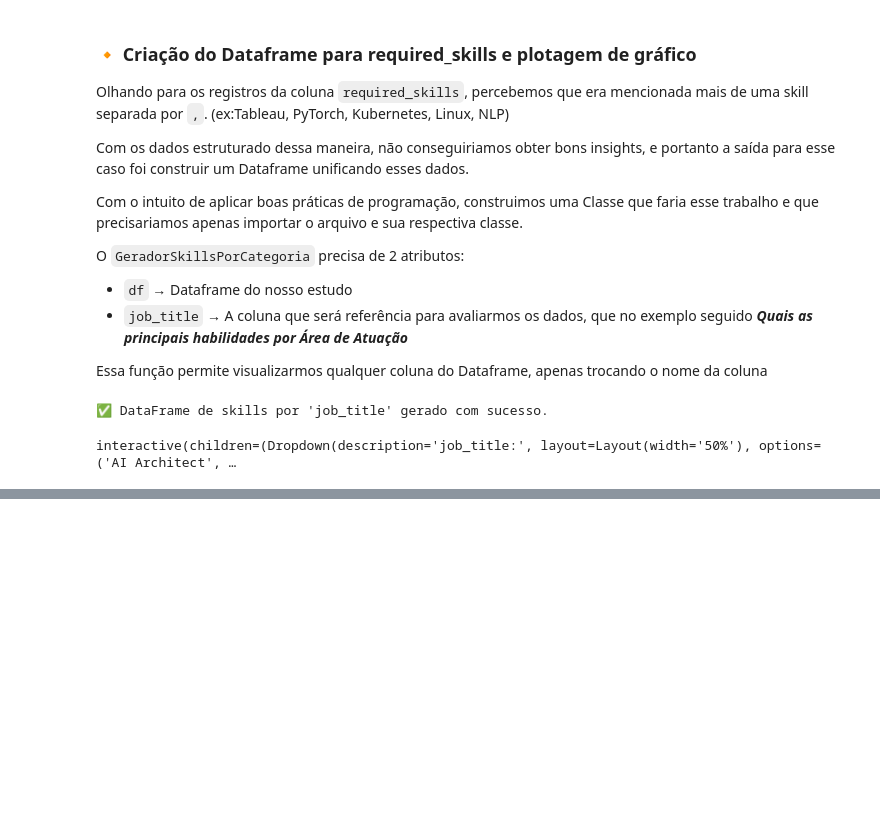
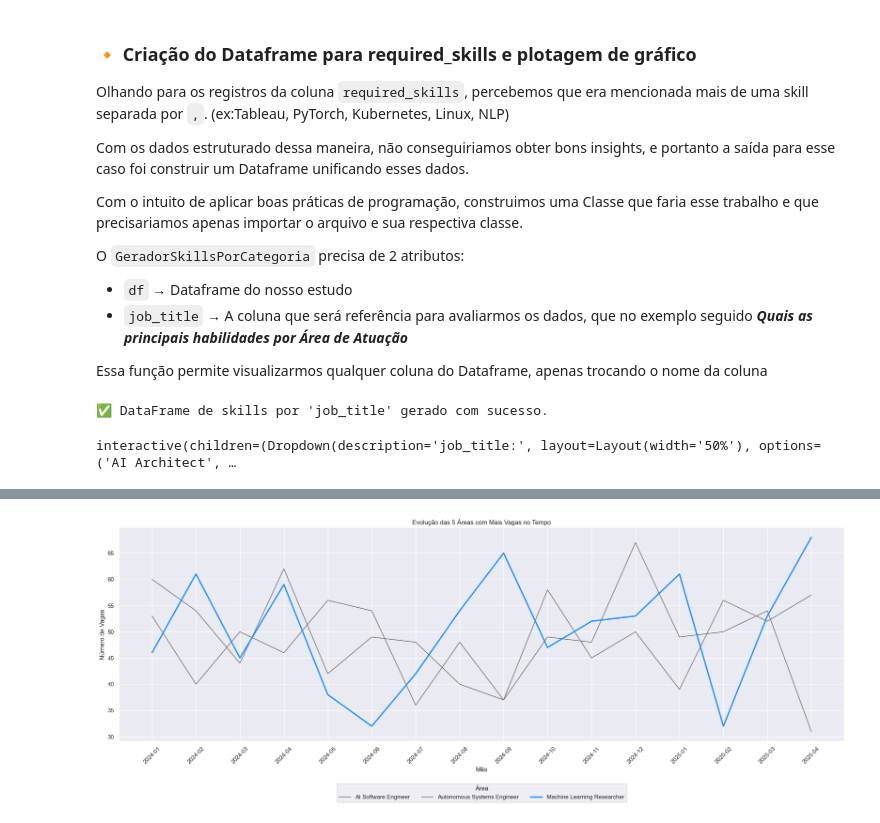
Before and after one commit to Cavalheiro93/mvp-data-analyst-global-ai-market, a Jupyter notebook: Projeto_MVP.ipynb, the cells around one changed output, grey strips where cells are left out. Cells and saved outputs as stored; diff of their text form; code cells hidden in the pictures; blank space fills up the shorter version.

```diff
--- a/Projeto_MVP.ipynb
+++ b/Projeto_MVP.ipynb
@@ -494,0 +522,47 @@ interactive(children=(Dropdown(description='job_title:', layout=Layout(width='50
+# %%
+# Garantir que a coluna esteja no formato datetime
+df['posting_date'] = pd.to_datetime(df['posting_date'])
+
+# Criar a coluna Start_Month com o primeiro dia do mês
+df['Start_Month'] = df['posting_date'].dt.to_period('M').dt.to_timestamp()
+
+# Se quiser só como string 'YYYY-MM'
+df['Start_Month'] = df['posting_date'].dt.strftime('%Y-%m')
+# %%
+import matplotlib.pyplot as plt
+
+# 1. Identificar os top 5
+top_5_areas = df['job_title'].value_counts().nlargest(3).index
+df_top = df[df['job_title'].isin(top_5_areas)]
+
+# 2. Agrupar por mês e job_title
+df_linhas = (
+    df_top
+    .groupby(['Start_Month', 'job_title'])
+    .size()
+    .unstack(fill_value=0)
+)
+
+# 3. Descobrir a área com mais vagas no total
+total_por_area = df_linhas.sum()
+area_destaque = total_por_area.idxmax()
+
+# 4. Plotar com destaque na linha azul
+plt.figure(figsize=(20, 8))
+
+for area in df_linhas.columns:
+    if area == area_destaque:
+        plt.plot(df_linhas.index, df_linhas[area], label=area, color='dodgerblue', linewidth=2.5)
+    else:
+        plt.plot(df_linhas.index, df_linhas[area], label=area, color='gray', linewidth=1.5)
+
+plt.title('Evolução das 5 Áreas com Mais Vagas no Tempo')
+plt.xlabel('Mês')
+plt.ylabel('Número de Vagas')
+plt.xticks(rotation=45)
+plt.grid(True)
+plt.legend(title='Área', loc='lower center', bbox_to_anchor=(0.5, -0.3), ncol=3)
+plt.tight_layout()
+plt.show()
+# %% [output]
+[figure, added]
```
Also changed, not shown: parts of 14 cells of this notebook, 1 other file.
